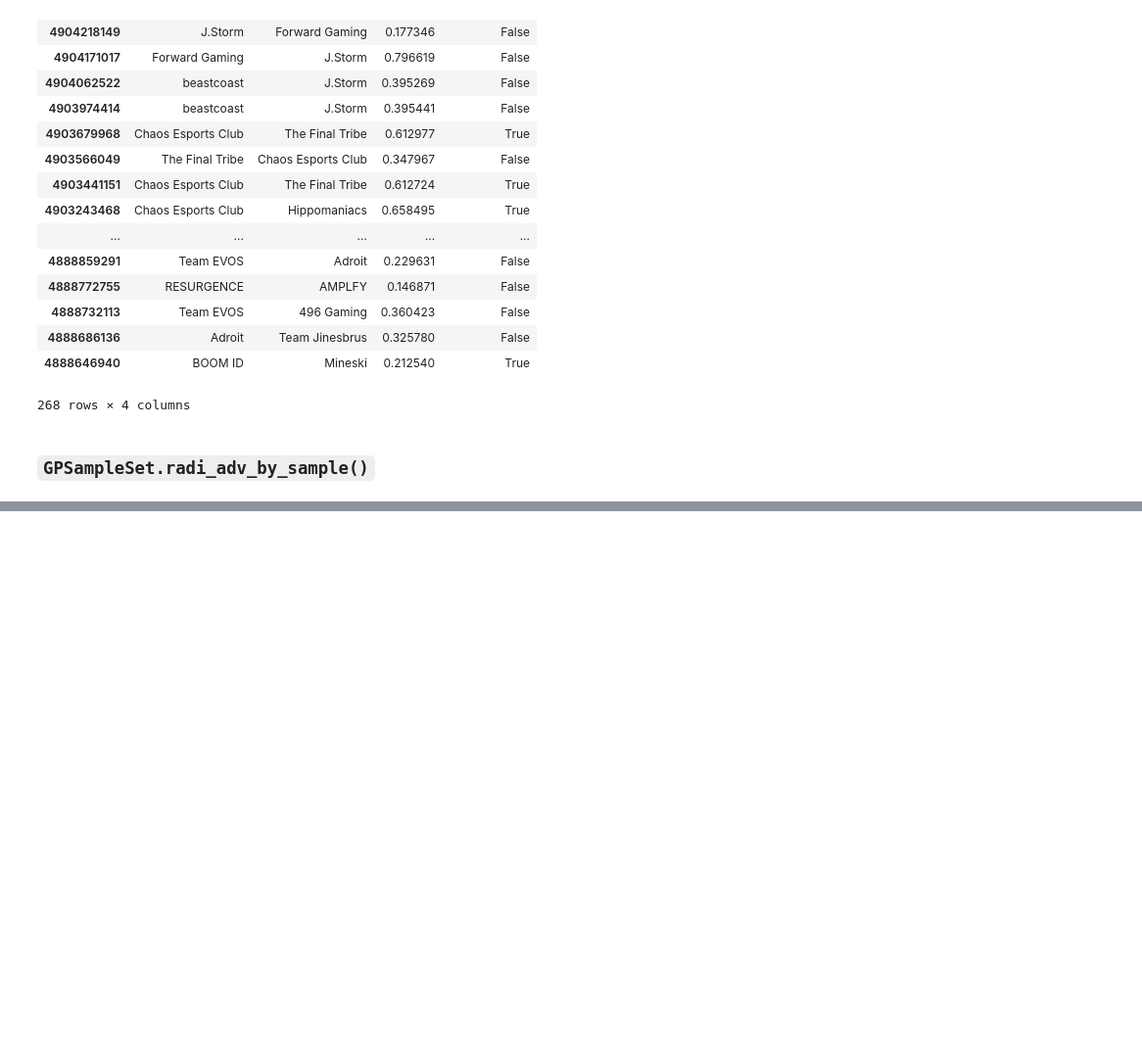
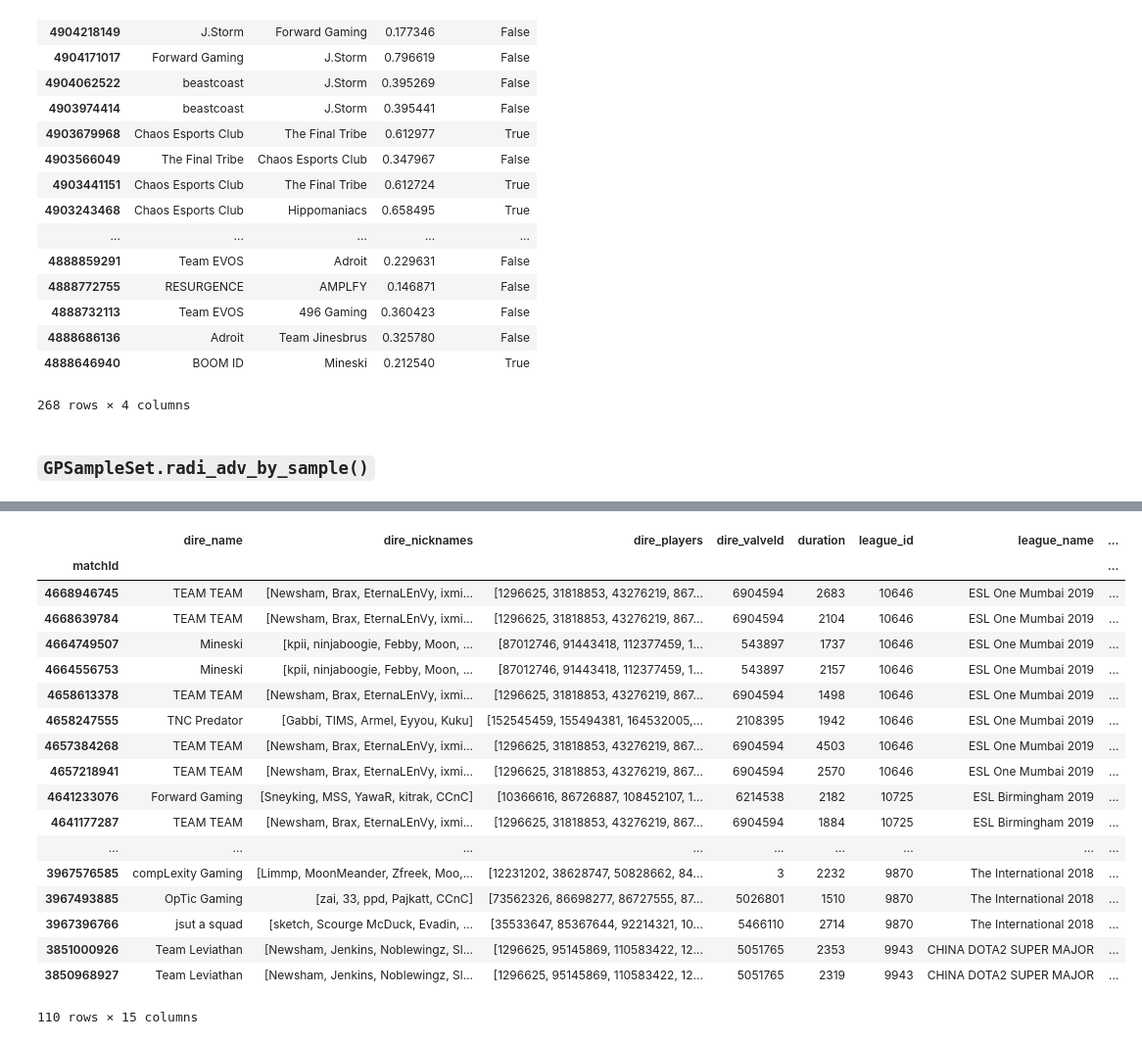
Before and after one commit to yl3/dota2, a Jupyter notebook: notebooks/10-test_numerical_optimisation.20190731.ipynb, the cells around one changed output, grey strips where cells are left out. Shown at 98% size. Saved outputs shown, nothing was run; the diff lists cells and outputs as text; code cells hidden in the pictures; blank space fills up the shorter version.

```diff
--- a/notebooks/10-test_numerical_optimisation.20190731.ipynb
+++ b/notebooks/10-test_numerical_optimisation.20190731.ipynb
@@ -425,0 +389,23 @@ plt.scatter(range(len(first_match_win_probs)),
+# %%
+matches.loc[matches.dire_nicknames.apply(lambda x: "Newsham" in x)
+            | matches.radiant_nicknames.apply(lambda x: "Newsham" in x)]
+# %% [output]
+|  | dire_name | dire_nicknames | dire_players | dire_valveId | duration | league_id | league_name | ... |
+| matchId |  |  |  |  |  |  |  | ... |
+| 4668946745 | TEAM TEAM | [Newsham, Brax, EternaLEnVy, ixmi... | [1296625, 31818853, 43276219, 867... | 6904594 | 2683 | 10646 | ESL One Mumbai 2019 | ... |
+| 4668639784 | TEAM TEAM | [Newsham, Brax, EternaLEnVy, ixmi... | [1296625, 31818853, 43276219, 867... | 6904594 | 2104 | 10646 | ESL One Mumbai 2019 | ... |
+| 4664749507 | Mineski | [kpii, ninjaboogie, Febby, Moon, ... | [87012746, 91443418, 112377459, 1... | 543897 | 1737 | 10646 | ESL One Mumbai 2019 | ... |
+| 4664556753 | Mineski | [kpii, ninjaboogie, Febby, Moon, ... | [87012746, 91443418, 112377459, 1... | 543897 | 2157 | 10646 | ESL One Mumbai 2019 | ... |
+| 4658613378 | TEAM TEAM | [Newsham, Brax, EternaLEnVy, ixmi... | [1296625, 31818853, 43276219, 867... | 6904594 | 1498 | 10646 | ESL One Mumbai 2019 | ... |
+| 4658247555 | TNC Predator | [Gabbi, TIMS, Armel, Eyyou, Kuku] | [152545459, 155494381, 164532005,... | 2108395 | 1942 | 10646 | ESL One Mumbai 2019 | ... |
+| 4657384268 | TEAM TEAM | [Newsham, Brax, EternaLEnVy, ixmi... | [1296625, 31818853, 43276219, 867... | 6904594 | 4503 | 10646 | ESL One Mumbai 2019 | ... |
+| 4657218941 | TEAM TEAM | [Newsham, Brax, EternaLEnVy, ixmi... | [1296625, 31818853, 43276219, 867... | 6904594 | 2570 | 10646 | ESL One Mumbai 2019 | ... |
+| 4641233076 | Forward Gaming | [Sneyking, MSS, YawaR, kitrak, CCnC] | [10366616, 86726887, 108452107, 1... | 6214538 | 2182 | 10725 | ESL Birmingham 2019 | ... |
+| 4641177287 | TEAM TEAM | [Newsham, Brax, EternaLEnVy, ixmi... | [1296625, 31818853, 43276219, 867... | 6904594 | 1884 | 10725 | ESL Birmingham 2019 | ... |
+| ... | ... | ... | ... | ... | ... | ... | ... | ... |
+| 3967576585 | compLexity Gaming | [Limmp, MoonMeander, Zfreek, Moo,... | [12231202, 38628747, 50828662, 84... | 3 | 2232 | 9870 | The International 2018 | ... |
+| 3967493885 | OpTic Gaming | [zai, 33, ppd, Pajkatt, CCnC] | [73562326, 86698277, 86727555, 87... | 5026801 | 1510 | 9870 | The International 2018 | ... |
+| 3967396766 | jsut a squad | [sketch, Scourge McDuck, Evadin, ... | [35533647, 85367644, 92214321, 10... | 5466110 | 2714 | 9870 | The International 2018 | ... |
+| 3851000926 | Team Leviathan | [Newsham, Jenkins, Noblewingz, Sl... | [1296625, 95145869, 110583422, 12... | 5051765 | 2353 | 9943 | CHINA DOTA2 SUPER MAJOR | ... |
+| 3850968927 | Team Leviathan | [Newsham, Jenkins, Noblewingz, Sl... | [1296625, 95145869, 110583422, 12... | 5051765 | 2319 | 9943 | CHINA DOTA2 SUPER MAJOR | ... |
+110 rows × 15 columns
```
Also changed, not shown: parts of 48 cells of this notebook, 4 other files.
